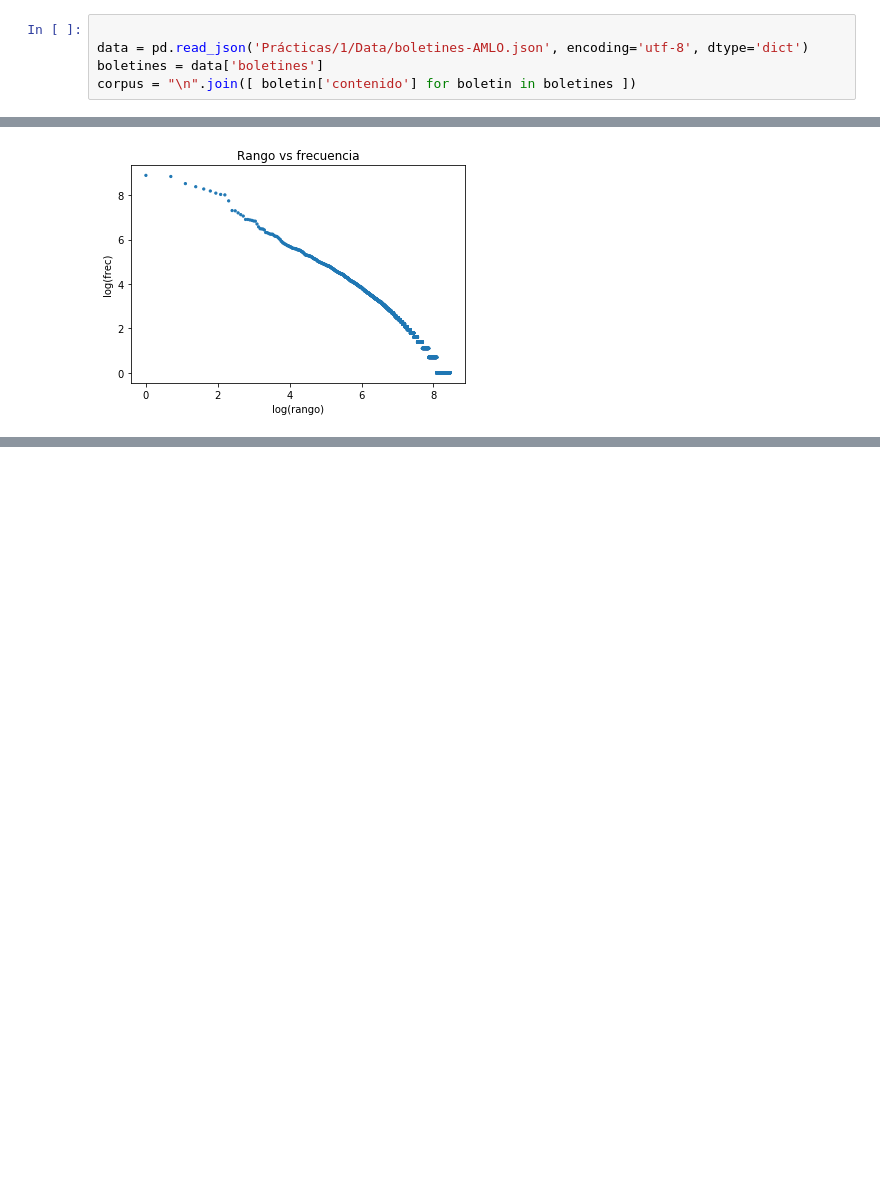
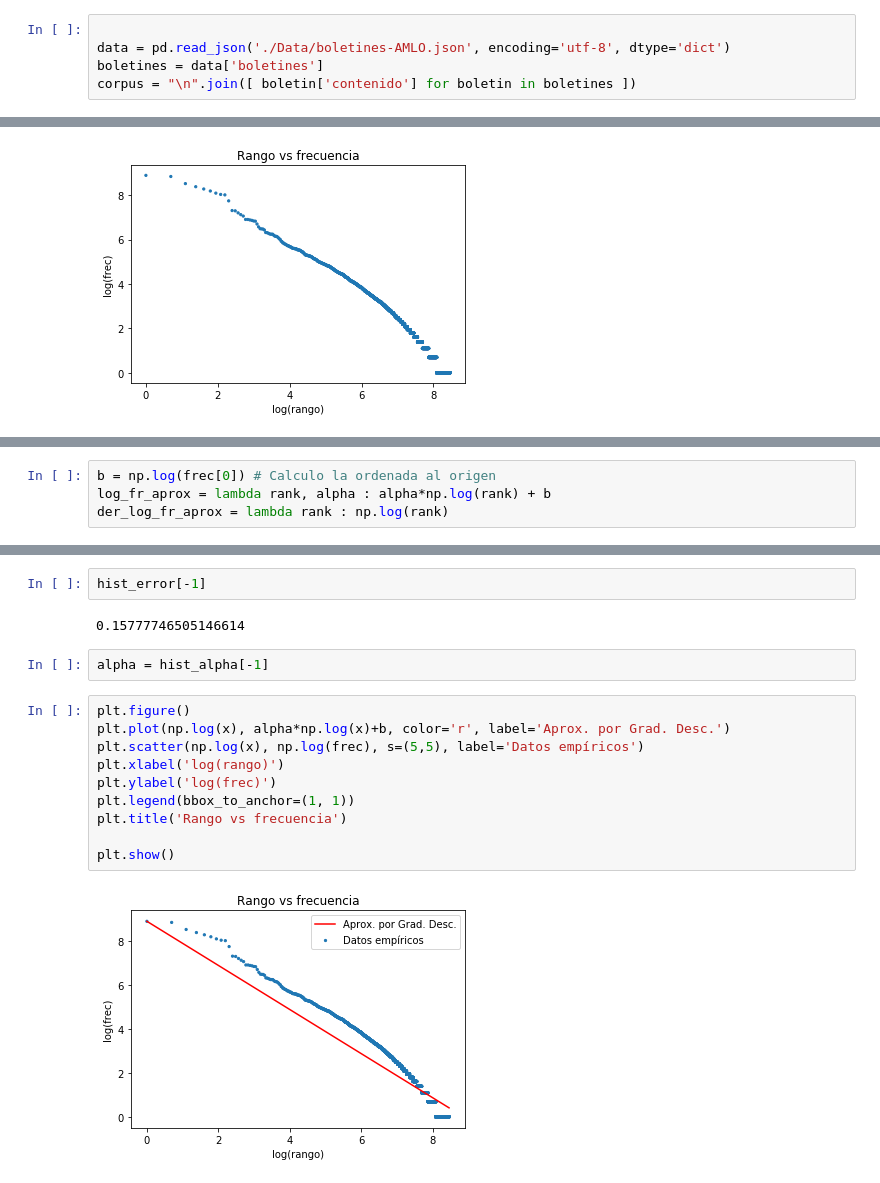
Before and after one commit to gandresto/PLN-2020-2, a Jupyter notebook: Prácticas/1/p1-curva-zipf.ipynb, the cells around one changed output, grey strips where cells are left out. Drawn from its saved outputs; the diff is of its cells as text; blank space fills up the shorter version.

```diff
--- a/Prácticas/1/p1-curva-zipf.ipynb
+++ b/Prácticas/1/p1-curva-zipf.ipynb
@@ -51,7 +51,7 @@ import numpy as np
 import matplotlib.pyplot as plt
 # %%
 
-data = pd.read_json('Prácticas/1/Data/boletines-AMLO.json', encoding='utf-8', dtype='dict')
+data = pd.read_json('./Data/boletines-AMLO.json', encoding='utf-8', dtype='dict')
 boletines = data['boletines']
 corpus = "\n".join([ boletin['contenido'] for boletin in boletines ])
 # %% [markdown]
@@ -100,0 +171,4 @@ plt.show()
+# %%
+b = np.log(frec[0]) # Calculo la ordenada al origen
+log_fr_aprox = lambda rank, alpha : alpha*np.log(rank) + b
+der_log_fr_aprox = lambda rank : np.log(rank)
@@ -100,0 +239,18 @@ plt.show()
+# %%
+hist_error[-1]
+# %% [output]
+0.15777746505146614
+# %%
+alpha = hist_alpha[-1]
+# %%
+plt.figure()
+plt.plot(np.log(x), alpha*np.log(x)+b, color='r', label='Aprox. por Grad. Desc.')
+plt.scatter(np.log(x), np.log(frec), s=(5,5), label='Datos empíricos')
+plt.xlabel('log(rango)')
+plt.ylabel('log(frec)')
+plt.legend(bbox_to_anchor=(1, 1))
+plt.title('Rango vs frecuencia')
+
+plt.show()
+# %% [output]
+[figure, added]
```
Also changed, not shown: parts of 7 cells of this notebook, 1 other file.
